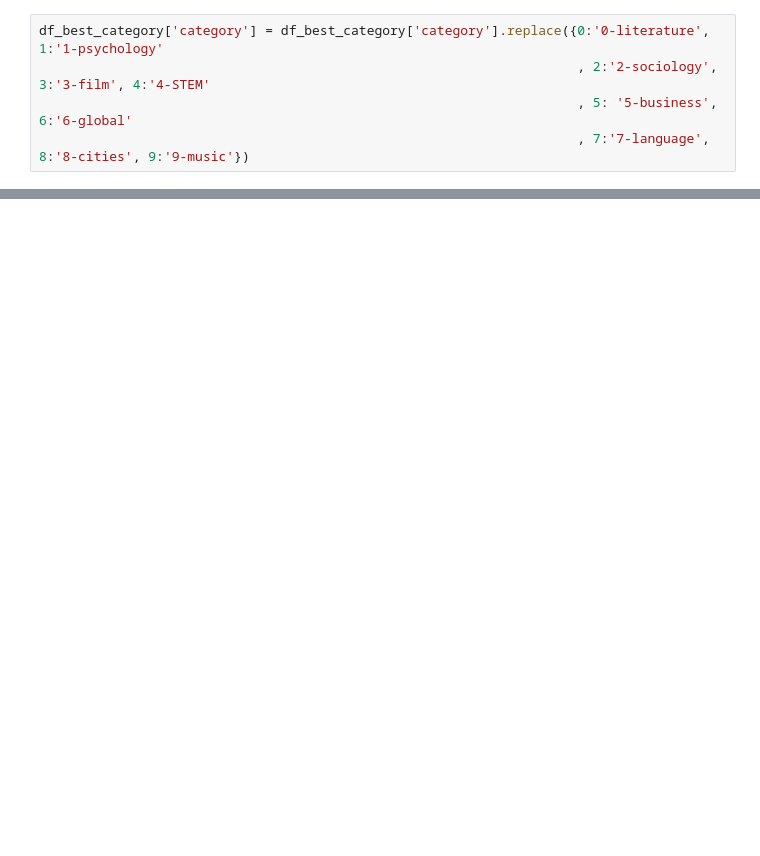
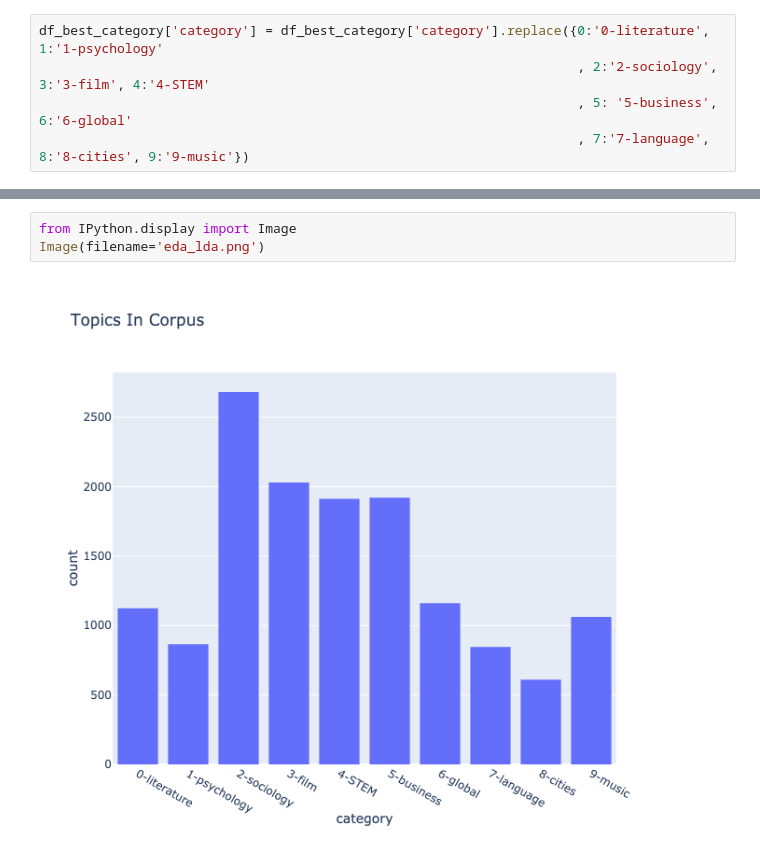
Before and after one commit to sherzyang/learning-discovery-tool, a Jupyter notebook: data_eda.ipynb, the cells around one changed output, grey strips where cells are left out. Saved outputs shown, nothing was run; the diff lists cells and outputs as text; blank space fills up the shorter version.

Commit message:
Display graph

```diff
--- a/data_eda.ipynb
+++ b/data_eda.ipynb
@@ -50,3 +50,8 @@ px.histogram(data_frame=df_best_category.sort_values('category')
      )
 # %% [output]
 [interactive output not drawn]
+# %%
+from IPython.display import Image
+Image(filename='eda_lda.png')
+# %% [output]
+[figure, added]
```
Also changed, not shown: 1 other file.
